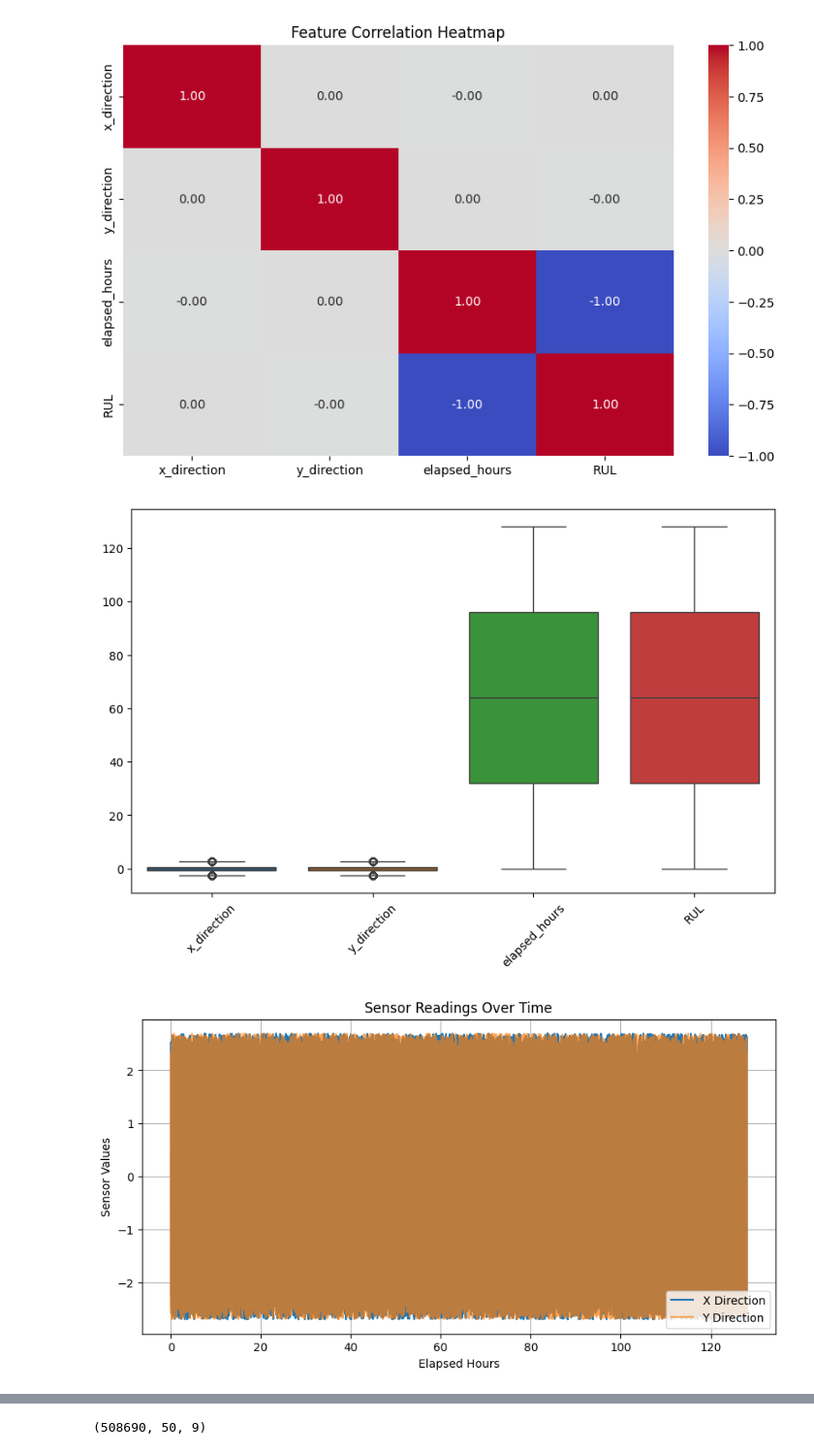
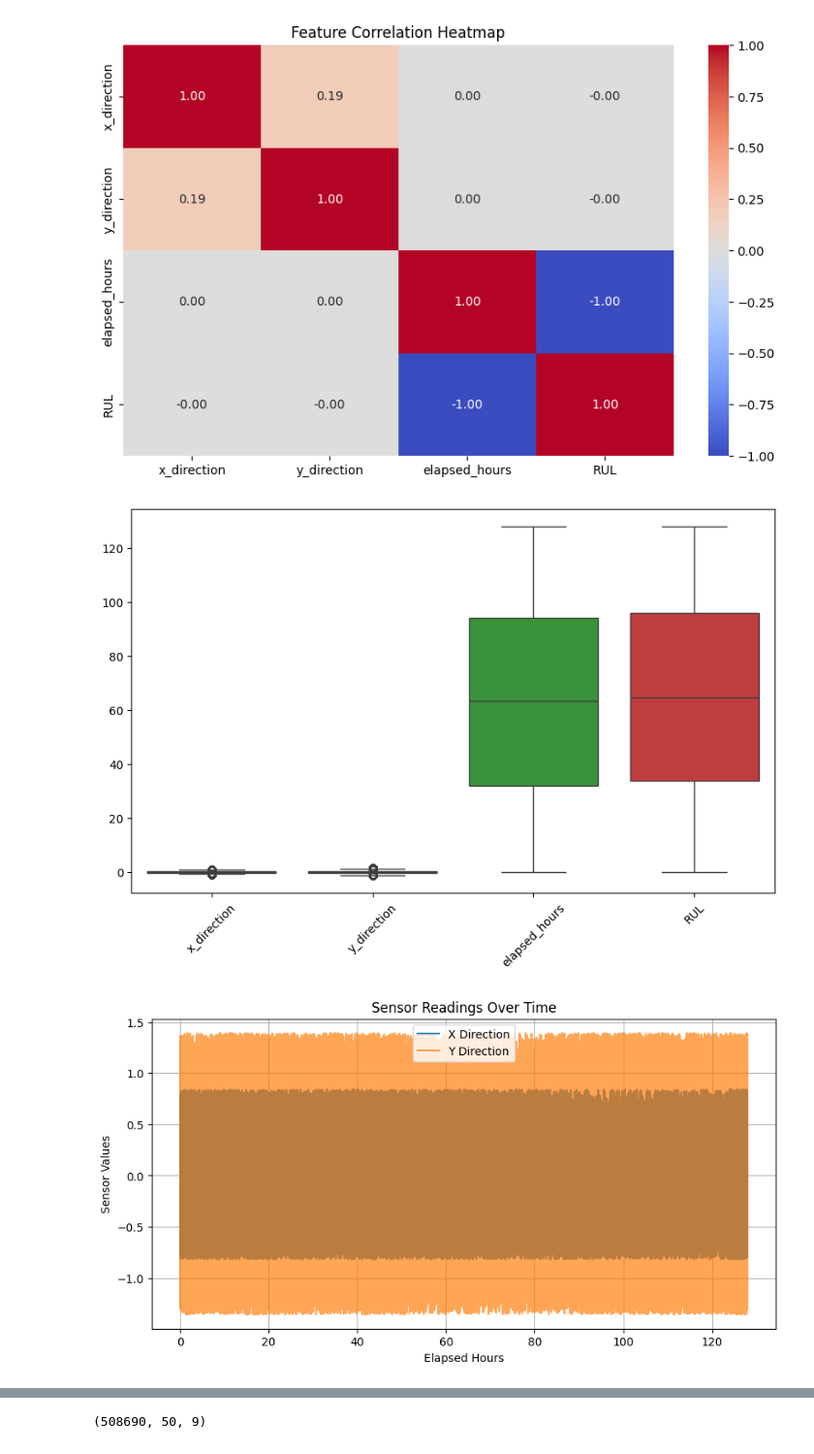
Before and after one commit to Begizew2112/10academykifiya-AIM-week0, a Jupyter notebook: ball bearing progress .ipynb, the cells around one changed output, grey strips where cells are left out. Shown at 97% size. Drawn from its saved outputs; the diff is of its cells as text; code cells hidden in the pictures.

```diff
--- a/ball bearing progress .ipynb
+++ b/ball bearing progress .ipynb
@@ -60,9 +60,6 @@ plt.show()
 [figure]
 # %%
 df1 = df.copy()
-# %%
-# Create a DataFrame `df1` with 516,000 random values for 'x_direction' and 'y_direction'
-df1= pd.DataFrame({'x_direction': np.random.randn(516000), 'y_direction': np.random.randn(516000)})
 # %%
 
 total_rows = len(df1)
@@ -82,3 +81,5 @@ df2= df1.copy()
+# %%
+df2 = df1.drop(['bearing tem','env temp'],axis = 'columns')
 # %%
 # view the sample data of the first and the last four rows
 print(df2.head())
@@ -198,5 +195,5 @@ IQR = Q3 - Q1
 lower_bound = Q1 - 1.5 * IQR
 upper_bound = Q3 + 1.5 * IQR
 # Filter out outliers
-df = df2[~((df2 < lower_bound) | (df2 > upper_bound)).any(axis=1)]
+df3 = df2[~((df2 < lower_bound) | (df2 > upper_bound)).any(axis=1)]
 # %%
@@ -214,20 +211,20 @@ plt.show()
 # %%
 # Boxplot to visualize outliers
 plt.figure(figsize=(10, 6))
-sns.boxplot(data=df[["x_direction", "y_direction", "elapsed_hours", "RUL"]])
+sns.boxplot(data=df3[["x_direction", "y_direction", "elapsed_hours", "RUL"]])
 plt.xticks(rotation=45)
 plt.show()
 # %% [output]
-[figure, old version]
+[figure, new version]
 # %%
 plt.figure(figsize=(10, 5))
-plt.plot(df['elapsed_hours'], df['x_direction'], label='X Direction')
-plt.plot(df['elapsed_hours'], df['y_direction'], label='Y Direction', alpha=0.7)
+plt.plot(df['elapsed_hours'], df3['x_direction'], label='X Direction')
+plt.plot(df['elapsed_hours'], df3['y_direction'], label='Y Direction', alpha=0.7)
 plt.xlabel('Elapsed Hours')
 plt.ylabel('Sensor Values')
 plt.title('Sensor Readings Over Time')
 plt.legend()
 plt.grid(True)
 plt.show()
 # %% [output]
-[figure, old version]
+[figure, new version]
```
Also changed, not shown: parts of 25 cells of this notebook.
